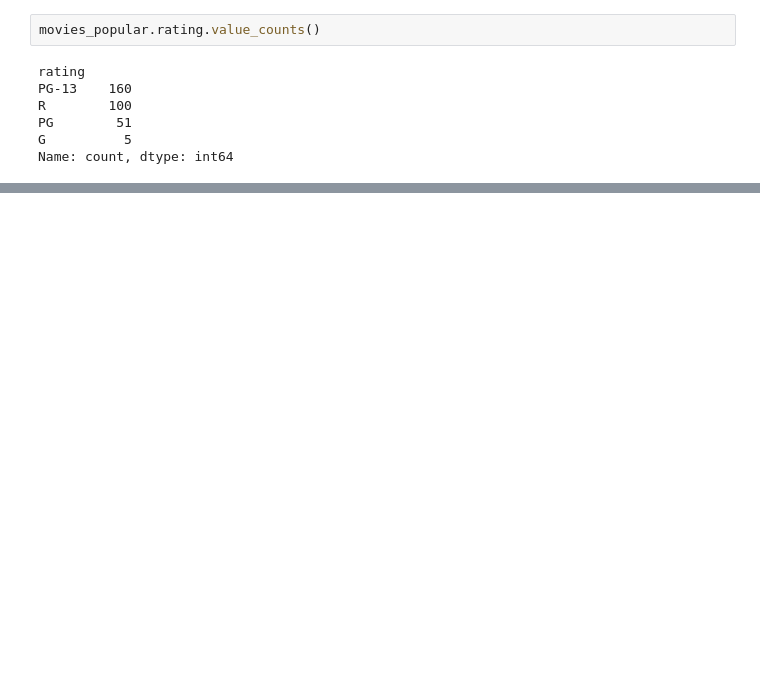
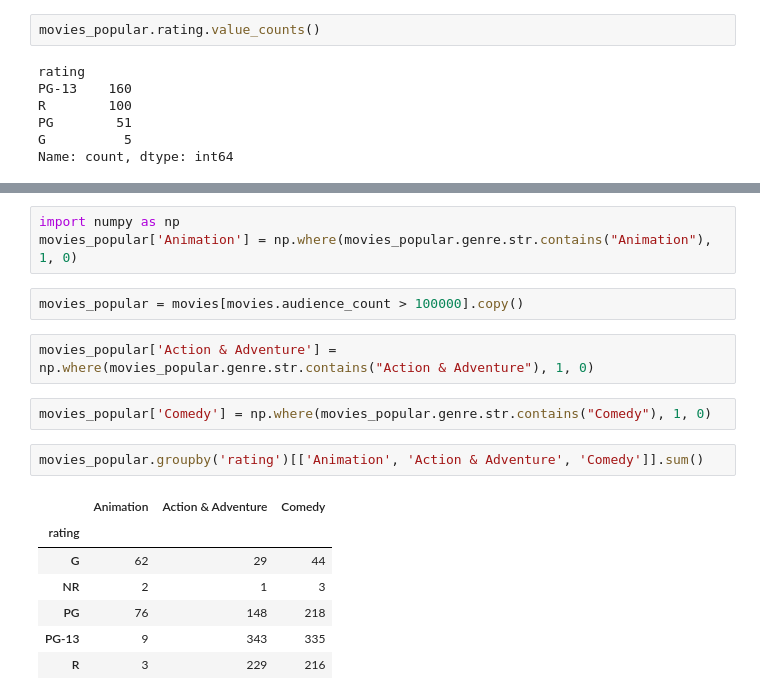
Before and after one commit to Jdalarmi/DataScience, a Jupyter notebook: app/Movie_Ratings/Assigment_solution.ipynb, the cells around one changed output, grey strips where cells are left out. Drawn from its saved outputs; the diff is of its cells as text; blank space fills up the shorter version.

```diff
--- a/app/Movie_Ratings/Assigment_solution.ipynb
+++ b/app/Movie_Ratings/Assigment_solution.ipynb
@@ -138,0 +145,19 @@ Name: audience_rating, dtype: float64
+# %%
+import numpy as np
+movies_popular['Animation'] = np.where(movies_popular.genre.str.contains("Animation"), 1, 0)
+# %%
+movies_popular = movies[movies.audience_count > 100000].copy()
+# %%
+movies_popular['Action & Adventure'] = np.where(movies_popular.genre.str.contains("Action & Adventure"), 1, 0)
+# %%
+movies_popular['Comedy'] = np.where(movies_popular.genre.str.contains("Comedy"), 1, 0)
+# %%
+movies_popular.groupby('rating')[['Animation', 'Action & Adventure', 'Comedy']].sum()
+# %% [output]
+|  | Animation | Action & Adventure | Comedy |
+| rating |  |  |  |
+| G | 62 | 29 | 44 |
+| NR | 2 | 1 | 3 |
+| PG | 76 | 148 | 218 |
+| PG-13 | 9 | 343 | 335 |
+| R | 3 | 229 | 216 |
```
Also changed, not shown: parts of 13 cells of this notebook.
